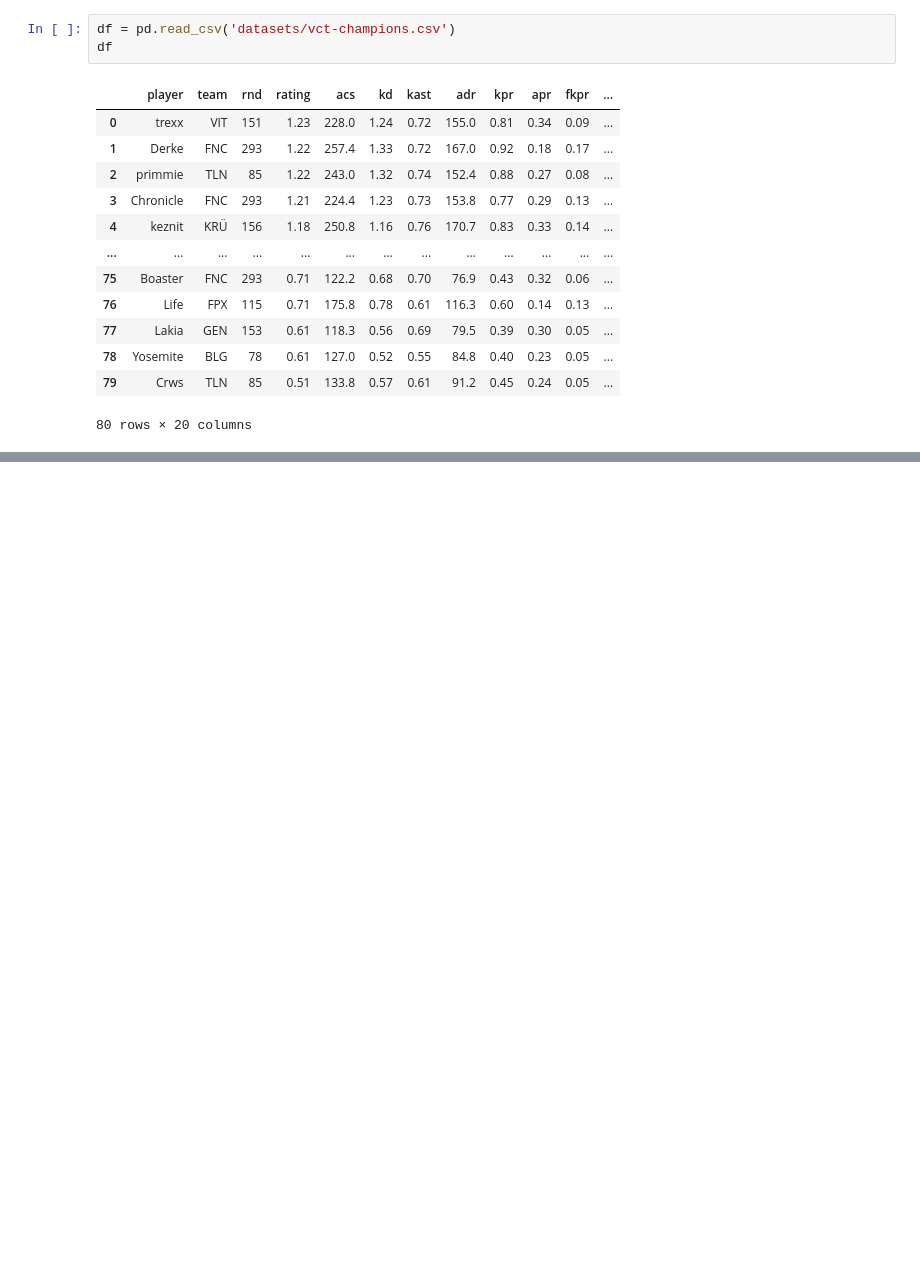
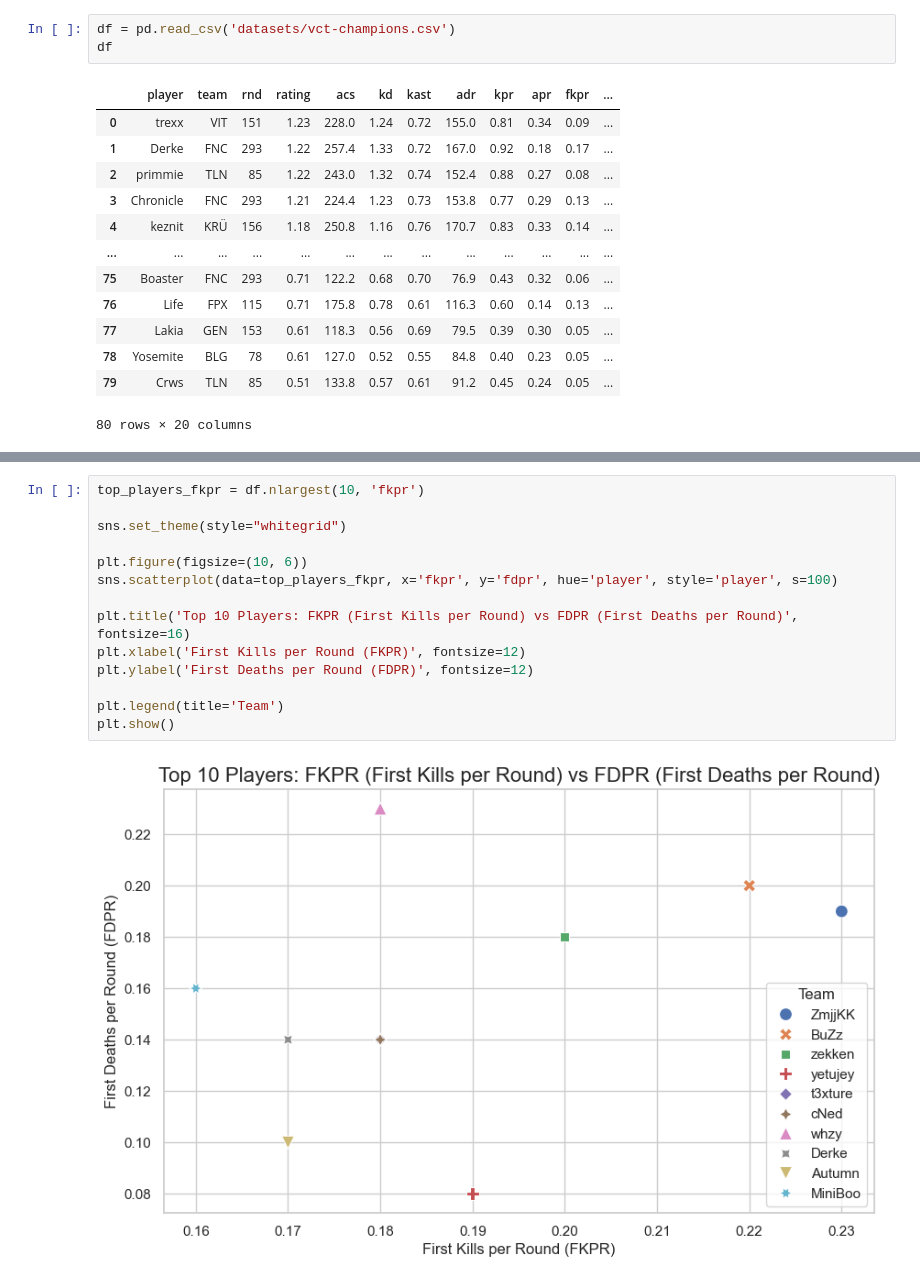
Before and after one commit to adv-11/VCT, a Jupyter notebook: analytics.ipynb, the cells around one changed output, grey strips where cells are left out. Drawn from its saved outputs; the diff is of its cells as text; blank space fills up the shorter version.

```diff
--- a/analytics.ipynb
+++ b/analytics.ipynb
@@ -19,0 +38,16 @@ df
+# %%
+top_players_fkpr = df.nlargest(10, 'fkpr')
+
+sns.set_theme(style="whitegrid")
+
+plt.figure(figsize=(10, 6))
+sns.scatterplot(data=top_players_fkpr, x='fkpr', y='fdpr', hue='player', style='player', s=100)
+
+plt.title('Top 10 Players: FKPR (First Kills per Round) vs FDPR (First Deaths per Round)', fontsize=16)
+plt.xlabel('First Kills per Round (FKPR)', fontsize=12)
+plt.ylabel('First Deaths per Round (FDPR)', fontsize=12)
+
+plt.legend(title='Team')
+plt.show()
+# %% [output]
+[figure, added]
```
Also changed, not shown: parts of 15 cells of this notebook, 8 other files.
